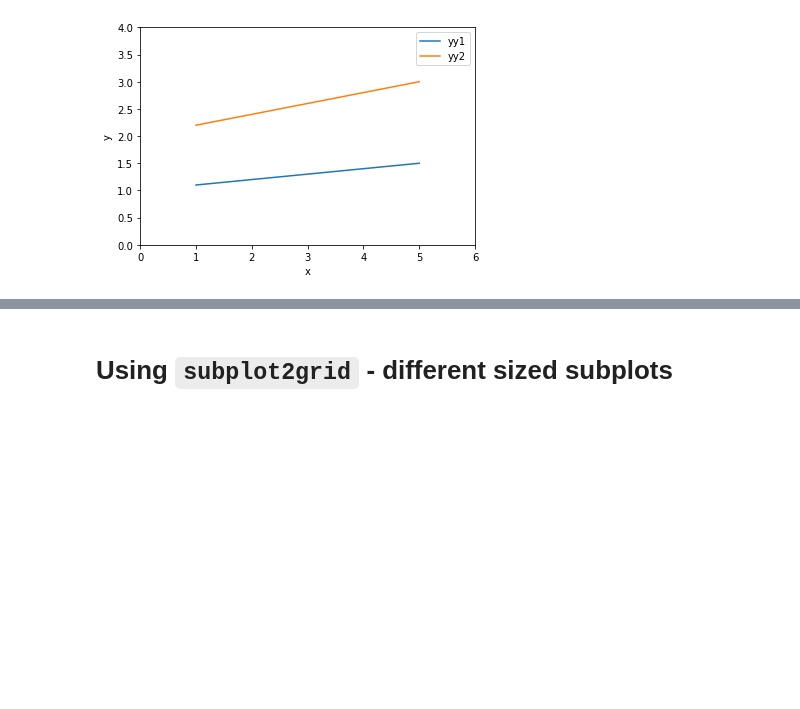
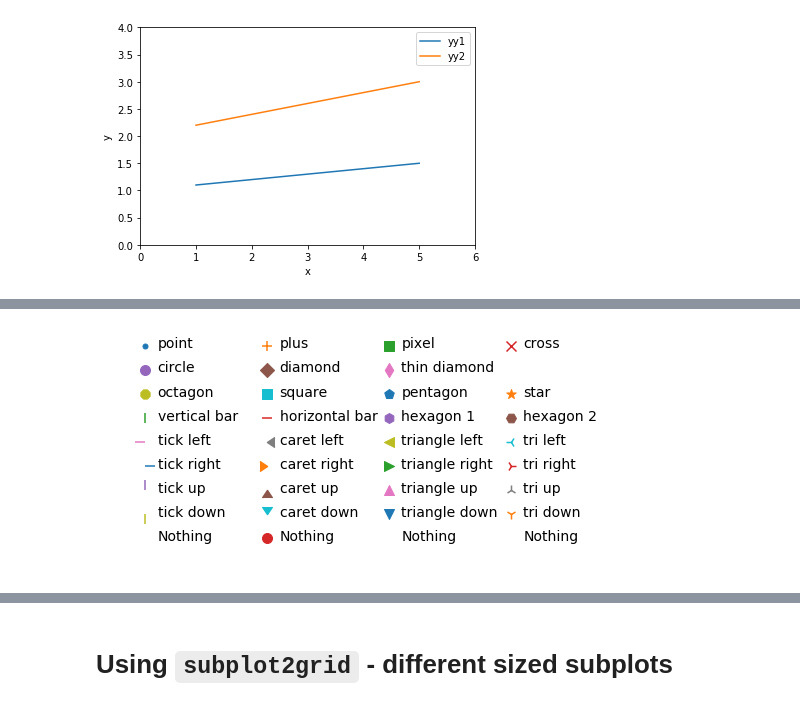
Before and after one commit to gregnordin/notes_to_self, a Jupyter notebook: python/matplotlib_notes.ipynb, the cells around one changed output, grey strips where cells are left out. Saved outputs shown, nothing was run; the diff lists cells and outputs as text; code cells hidden in the pictures; blank space fills up the shorter version.

Commit message:
Add plot attribute information to matplotlib notes

```diff
--- a/python/matplotlib_notes.ipynb
+++ b/python/matplotlib_notes.ipynb
@@ -242,0 +263,17 @@ ax.legend();
+# %%
+xs, ys = np.mgrid[:4, 9:0:-1]
+markers = [".", "+", ",", "x", "o", "D", "d", "", "8", "s", "p", "*", "|", "_", "h", "H", 0, 4, "<", "3",
+           1, 5, ">", "4", 2, 6, "^", "2", 3, 7, "v", "1", "None", None, " ", ""]
+descripts = ["point", "plus", "pixel", "cross", "circle", "diamond", "thin diamond", "",
+             "octagon", "square", "pentagon", "star", "vertical bar", "horizontal bar", "hexagon 1", "hexagon 2",
+             "tick left", "caret left", "triangle left", "tri left", "tick right", "caret right", "triangle right", "tri right",
+             "tick up", "caret up", "triangle up", "tri up", "tick down", "caret down", "triangle down", "tri down",
+             "Nothing", "Nothing", "Nothing", "Nothing"]
+fig, ax = plt.subplots(1, 1, figsize=(7.5, 4))
+for x, y, m, d in zip(xs.T.flat, ys.T.flat, markers, descripts):
+    ax.scatter(x, y, marker=m, s=100)
+    ax.text(x + 0.1, y - 0.1, d, size=14)
+ax.set_axis_off()
+plt.show()
+# %% [output]
+[figure, added]
```
Also changed, not shown: parts of 4 cells of this notebook.
